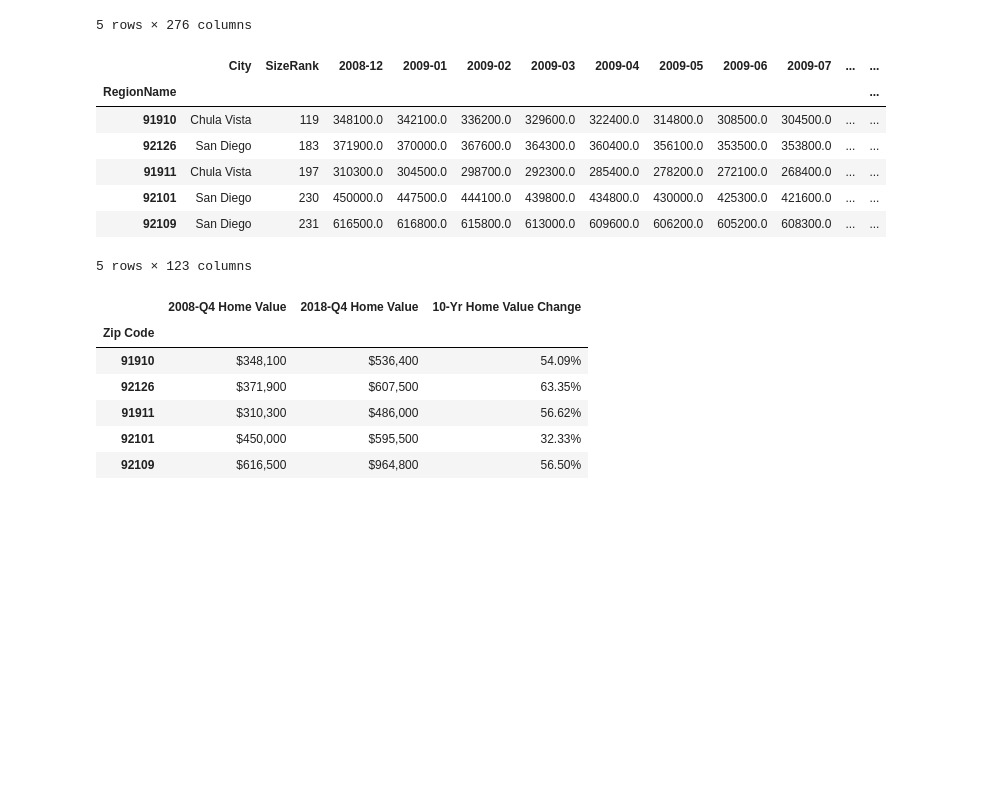
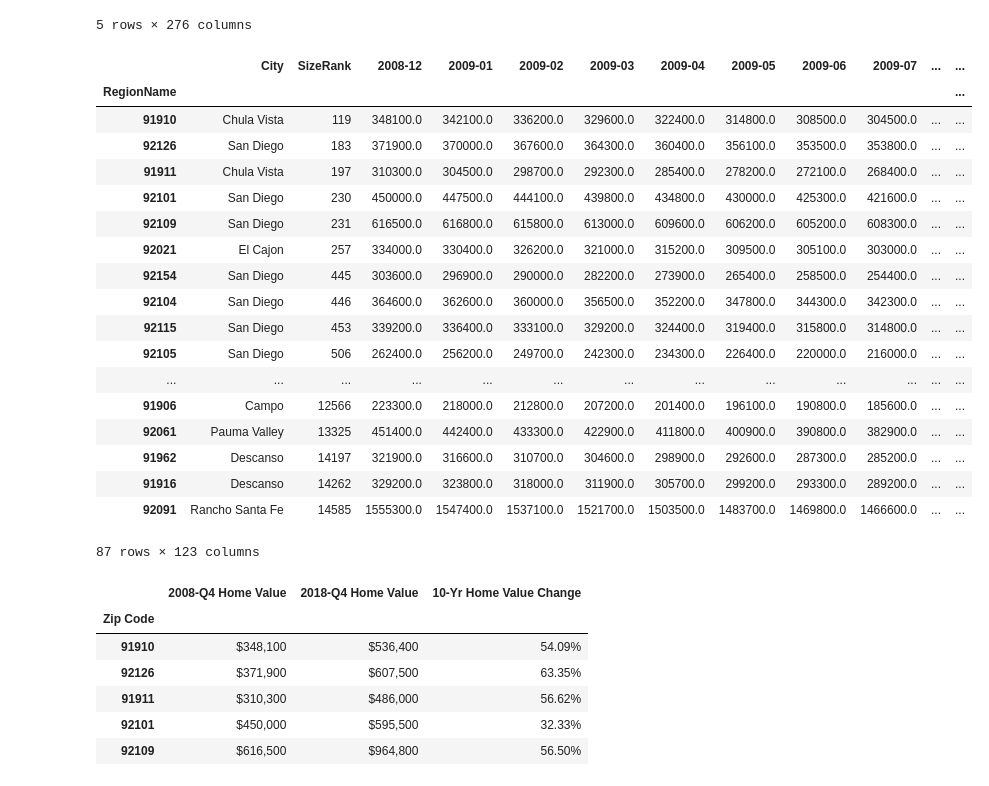
Before and after one commit to cgainor/Housing-and-Income-Appreciation, a Jupyter notebook: Work/ZipCode_10yr_Line.ipynb, the cells around one changed output. Drawn from its saved outputs; the diff is of its cells as text; code cells hidden in the pictures; blank space fills up the shorter version.

```diff
--- a/Work/ZipCode_10yr_Line.ipynb
+++ b/Work/ZipCode_10yr_Line.ipynb
@@ -46,25 +39,36 @@ sd_county_zips_index.head()
 # %%
 # Find column index for desired date range start and end
 start = sd_county_zips_index.columns.get_loc("2008-12")
 end = sd_county_zips_index.columns.get_loc("2018-12")
 
 # Make a new dataframe containing the 10 year range of data Dec 2008 - Dec 2018
 # range_dates = sd_county_zips_index.iloc[:, start:end+1]
 sd_county_zips_10yr_city_rank = pd.DataFrame(sd_county_zips_index, columns=["City", "SizeRank"])
 
 sd_county_zips_10yr_date_range = sd_county_zips_index.iloc[:, start:end+1]
 
 sd_county_zips_10yr = pd.merge(sd_county_zips_10yr_city_rank, sd_county_zips_10yr_date_range, on="RegionName")
-sd_county_zips_10yr.head()
+sd_county_zips_10yr
 # %% [output]
 |  | City | SizeRank | 2008-12 | 2009-01 | 2009-02 | 2009-03 | 2009-04 | 2009-05 | 2009-06 | 2009-07 | ... | ... |
 | RegionName |  |  |  |  |  |  |  |  |  |  |  | ... |
 | 91910 | Chula Vista | 119 | 348100.0 | 342100.0 | 336200.0 | 329600.0 | 322400.0 | 314800.0 | 308500.0 | 304500.0 | ... | ... |
 | 92126 | San Diego | 183 | 371900.0 | 370000.0 | 367600.0 | 364300.0 | 360400.0 | 356100.0 | 353500.0 | 353800.0 | ... | ... |
 | 91911 | Chula Vista | 197 | 310300.0 | 304500.0 | 298700.0 | 292300.0 | 285400.0 | 278200.0 | 272100.0 | 268400.0 | ... | ... |
 | 92101 | San Diego | 230 | 450000.0 | 447500.0 | 444100.0 | 439800.0 | 434800.0 | 430000.0 | 425300.0 | 421600.0 | ... | ... |
 | 92109 | San Diego | 231 | 616500.0 | 616800.0 | 615800.0 | 613000.0 | 609600.0 | 606200.0 | 605200.0 | 608300.0 | ... | ... |
+| 92021 | El Cajon | 257 | 334000.0 | 330400.0 | 326200.0 | 321000.0 | 315200.0 | 309500.0 | 305100.0 | 303000.0 | ... | ... |
+| 92154 | San Diego | 445 | 303600.0 | 296900.0 | 290000.0 | 282200.0 | 273900.0 | 265400.0 | 258500.0 | 254400.0 | ... | ... |
+| 92104 | San Diego | 446 | 364600.0 | 362600.0 | 360000.0 | 356500.0 | 352200.0 | 347800.0 | 344300.0 | 342300.0 | ... | ... |
+| 92115 | San Diego | 453 | 339200.0 | 336400.0 | 333100.0 | 329200.0 | 324400.0 | 319400.0 | 315800.0 | 314800.0 | ... | ... |
+| 92105 | San Diego | 506 | 262400.0 | 256200.0 | 249700.0 | 242300.0 | 234300.0 | 226400.0 | 220000.0 | 216000.0 | ... | ... |
+| ... | ... | ... | ... | ... | ... | ... | ... | ... | ... | ... | ... | ... |
+| 91906 | Campo | 12566 | 223300.0 | 218000.0 | 212800.0 | 207200.0 | 201400.0 | 196100.0 | 190800.0 | 185600.0 | ... | ... |
+| 92061 | Pauma Valley | 13325 | 451400.0 | 442400.0 | 433300.0 | 422900.0 | 411800.0 | 400900.0 | 390800.0 | 382900.0 | ... | ... |
+| 91962 | Descanso | 14197 | 321900.0 | 316600.0 | 310700.0 | 304600.0 | 298900.0 | 292600.0 | 287300.0 | 285200.0 | ... | ... |
+| 91916 | Descanso | 14262 | 329200.0 | 323800.0 | 318000.0 | 311900.0 | 305700.0 | 299200.0 | 293300.0 | 289200.0 | ... | ... |
+| 92091 | Rancho Santa Fe | 14585 | 1555300.0 | 1547400.0 | 1537100.0 | 1521700.0 | 1503500.0 | 1483700.0 | 1469800.0 | 1466600.0 | ... | ... |
-5 rows × 123 columns
+87 rows × 123 columns
 # %%
 # Make a dataframe for summary
 summary_zips_base = pd.DataFrame(sd_county_zips_10yr, columns=["2008-12", "2018-12"])
```
Also changed, not shown: parts of 5 cells of this notebook.
